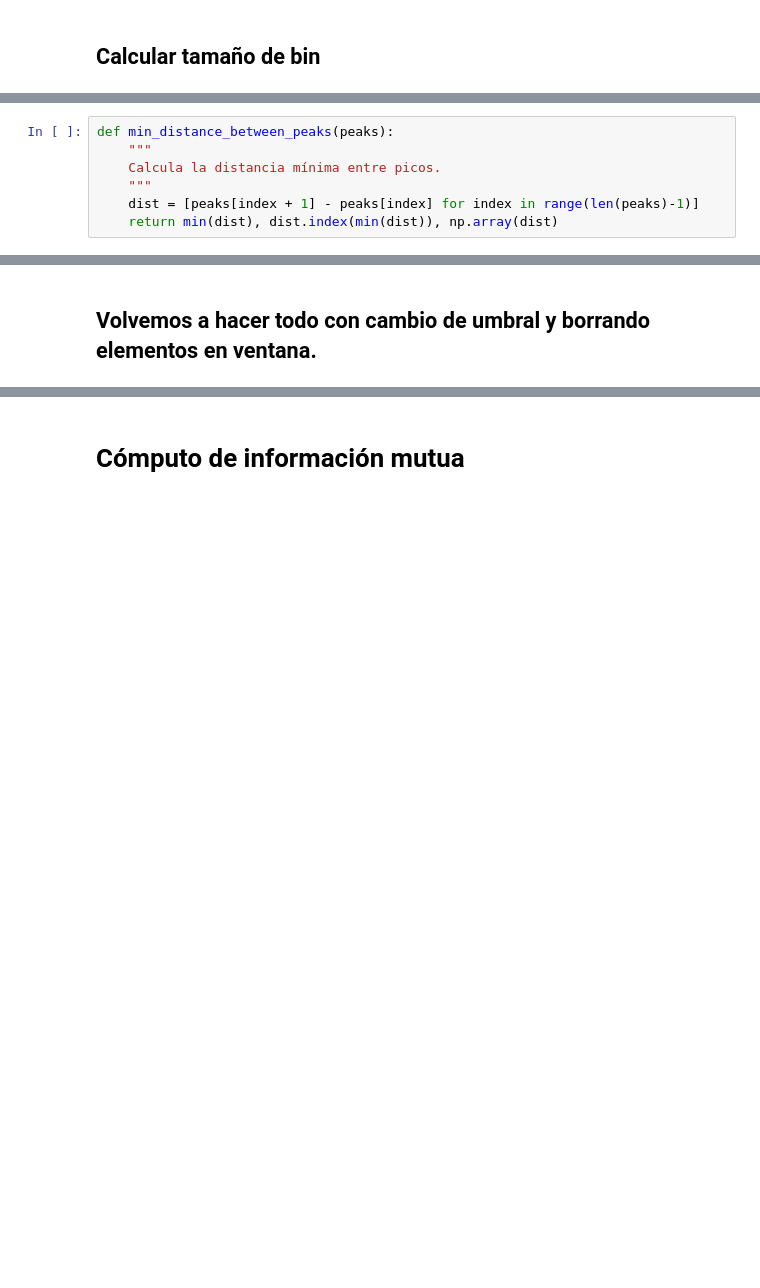
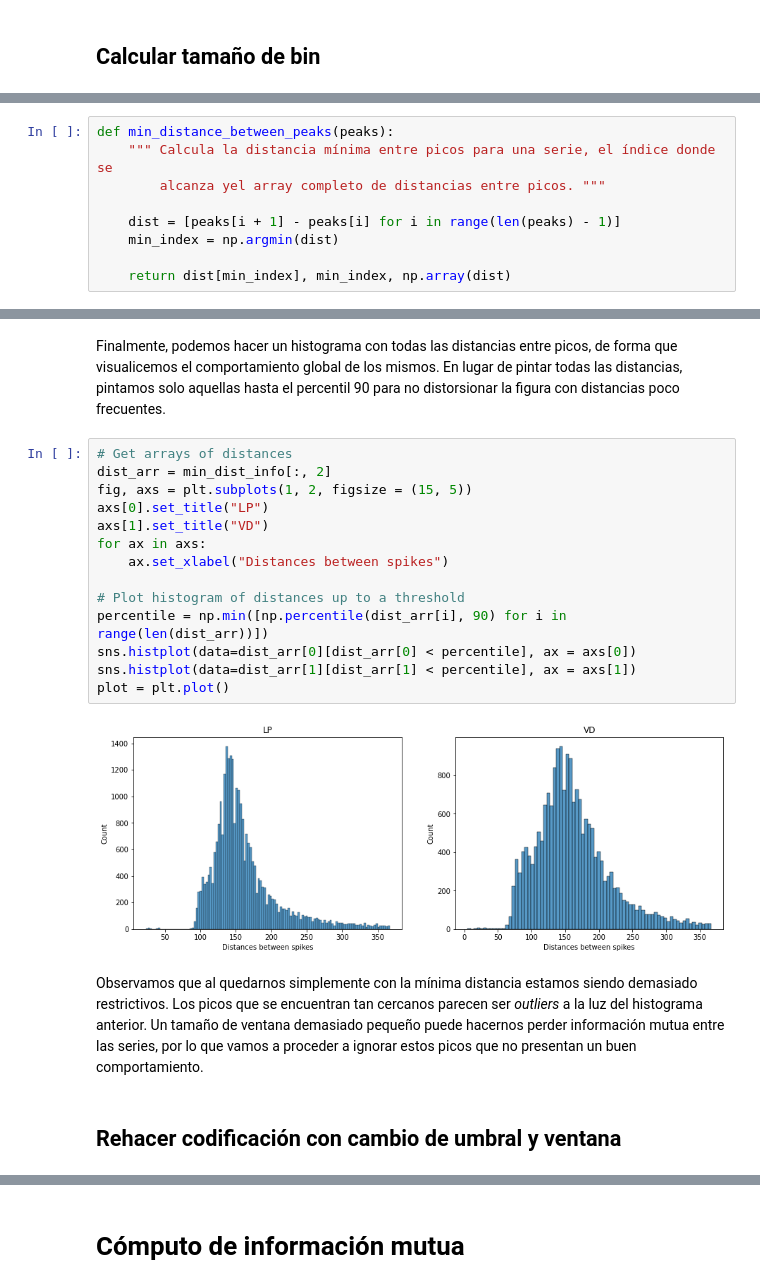
Before and after one commit to Ludvins/MCD_Practicas_TI, a Jupyter notebook: Practica.ipynb, the cells around one changed output, grey strips where cells are left out. Drawn from its saved outputs; the diff is of its cells as text; blank space fills up the shorter version.

```diff
--- a/Practica.ipynb
+++ b/Practica.ipynb
@@ -215,7 +218,9 @@ Para establecer este valor, calculamos la distancia mínima entre *spikes* en la
 # %%
 def min_distance_between_peaks(peaks):
-    """
-    Calcula la distancia mínima entre picos.
-    """
-    dist = [peaks[index + 1] - peaks[index] for index in range(len(peaks)-1)]
-    return min(dist), dist.index(min(dist)), np.array(dist)
+    """ Calcula la distancia mínima entre picos para una serie, el índice donde se
+        alcanza yel array completo de distancias entre picos. """
+
+    dist = [peaks[i + 1] - peaks[i] for i in range(len(peaks) - 1)]
+    min_index = np.argmin(dist)
+
+    return dist[min_index], min_index, np.array(dist)
@@ -267,2 +285,22 @@ plot_window(trozoC, window, min_peak_position)
+# %% [markdown]
+Finalmente, podemos hacer un histograma con todas las distancias entre picos, de forma que visualicemos el comportamiento global de los mismos. En lugar de pintar todas las distancias, pintamos solo aquellas hasta el percentil 90 para no distorsionar la figura con distancias poco frecuentes.
+# %%
+# Get arrays of distances
+dist_arr = min_dist_info[:, 2]
+fig, axs = plt.subplots(1, 2, figsize = (15, 5))
+axs[0].set_title("LP")
+axs[1].set_title("VD")
+for ax in axs:
+    ax.set_xlabel("Distances between spikes")
+
+# Plot histogram of distances up to a threshold
+percentile = np.min([np.percentile(dist_arr[i], 90) for i in range(len(dist_arr))])
+sns.histplot(data=dist_arr[0][dist_arr[0] < percentile], ax = axs[0])
+sns.histplot(data=dist_arr[1][dist_arr[1] < percentile], ax = axs[1])
+plot = plt.plot()
+# %% [output]
+[figure, added]
+# %% [markdown]
+Observamos que al quedarnos simplemente con la mínima distancia estamos siendo demasiado restrictivos. Los picos que se encuentran tan cercanos parecen ser *outliers* a la luz del histograma anterior. Un tamaño de ventana demasiado pequeño puede hacernos perder información mutua entre las series, por lo que vamos a proceder a ignorar estos picos que no presentan un buen comportamiento.
 # %% [markdown]
-## Volvemos a hacer todo con cambio de umbral y borrando elementos en ventana.
+## Rehacer codificación con cambio de umbral y ventana
```
Also changed, not shown: parts of 39 cells of this notebook.
